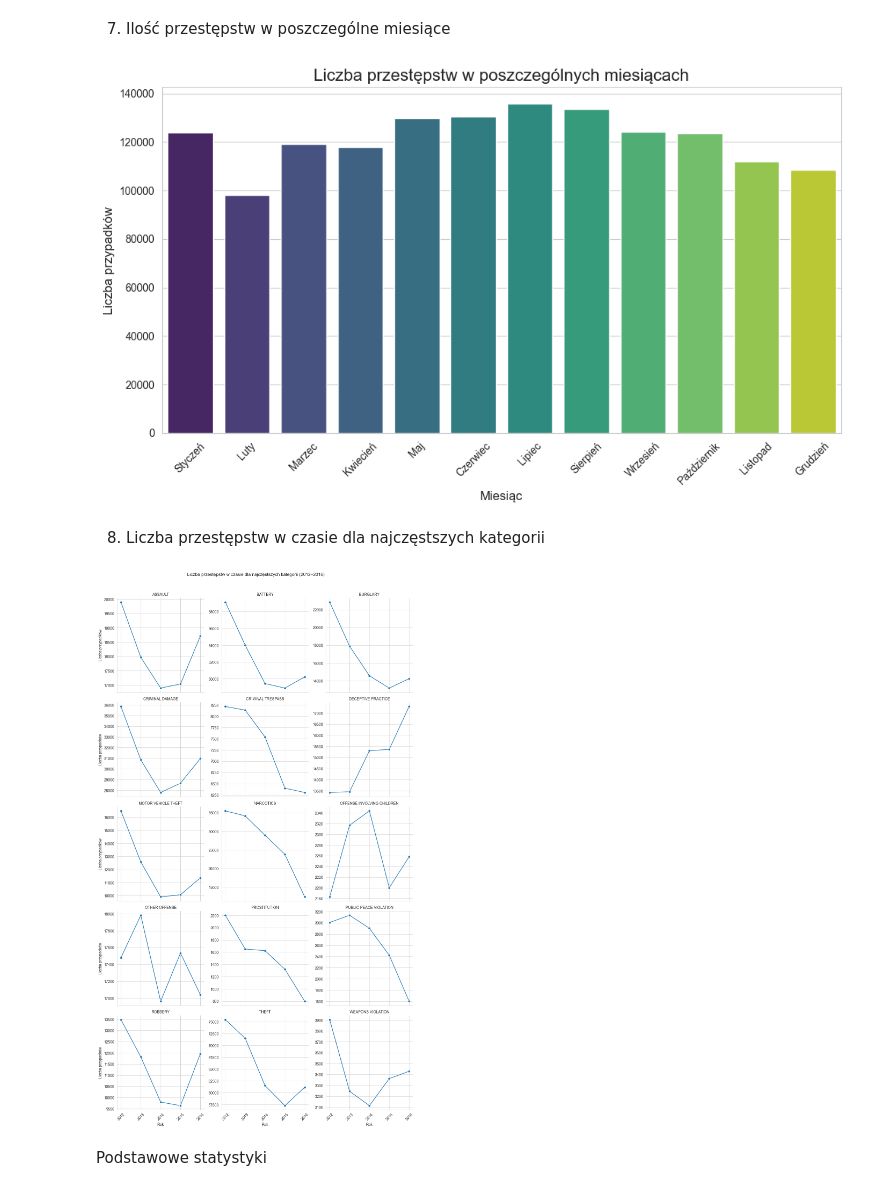
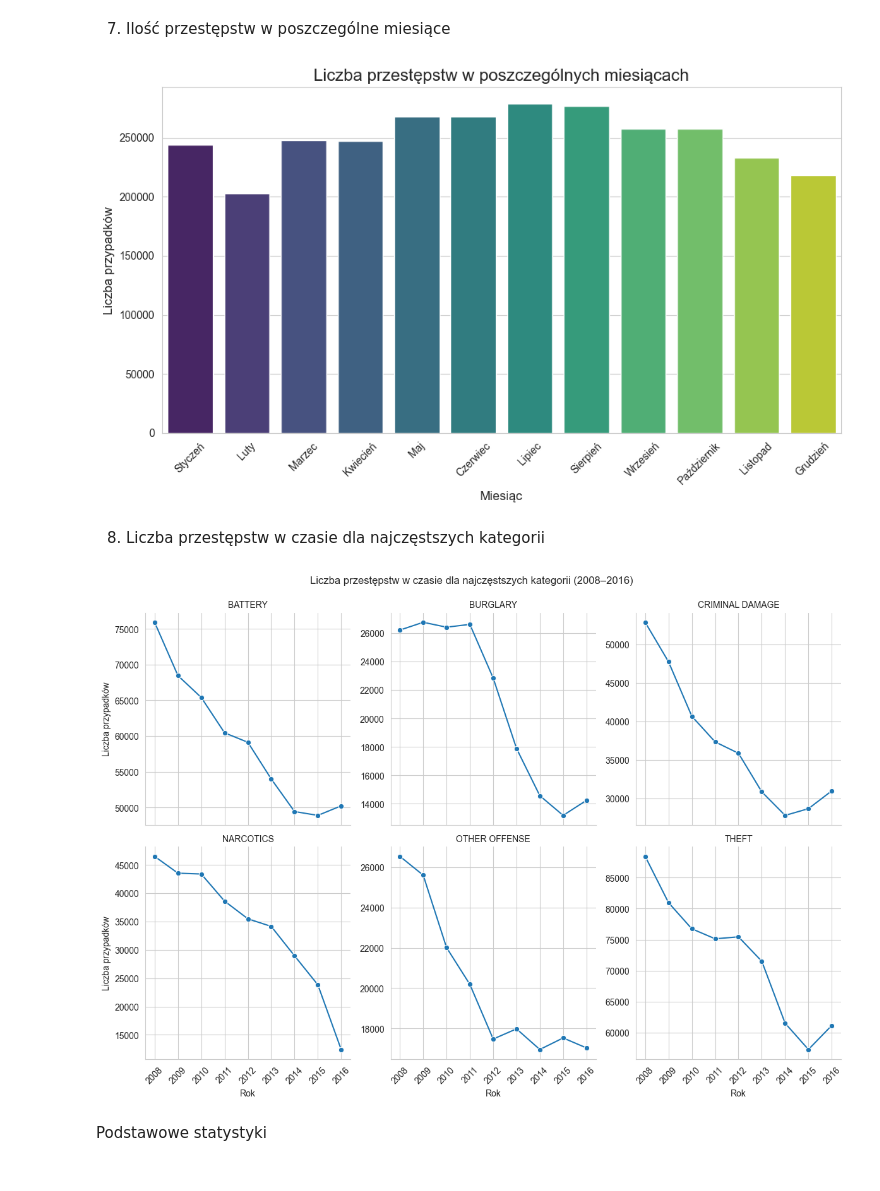
Before and after one commit to xFreshu/CrimesChicago, a Jupyter notebook: notebooks/basic_analysis.ipynb, the cells around one changed output. Drawn from its saved outputs; the diff is of its cells as text; code cells hidden in the pictures.

```diff
--- a/notebooks/basic_analysis.ipynb
+++ b/notebooks/basic_analysis.ipynb
@@ -7,7 +7,7 @@ import seaborn as sns
 # %% [markdown]
 2. Wczytanie danych przetworzonych
 # %%
-processed_file_path = "../data/processed/Chicago_Crimes_2012_to_2017_processed.csv"
+processed_file_path = "../data/processed/Chicago_Crimes_2005_to_2017.csv"
 processed_df = pd.read_csv(processed_file_path)
 
 # Konwersja kolumny 'Date' na typ datetime (jeśli jeszcze tego nie zrobiono)
@@ -91,13 +105,10 @@ plot_arrests()
 # %% [markdown]
 7. Ilość przestępstw w poszczególne miesiące
 # %%
-# Upewnienie się, że kolumna 'Month' istnieje jako liczba całkowita
 processed_df['Month'] = processed_df['Month'].astype(int)
 
-# Analiza danych: liczba przestępstw w poszczególnych miesiącach
 month_counts = processed_df['Month'].value_counts().sort_index()
 
-# Wykres: liczba przestępstw w miesiącach
 plt.figure(figsize=(10, 6))
 sns.barplot(x=month_counts.index, y=month_counts.values, palette="viridis")
 plt.title("Liczba przestępstw w poszczególnych miesiącach", fontsize=16)
@@ -106,46 +117,44 @@ plt.ylabel("Liczba przypadków", fontsize=12)
 plt.xticks(ticks=range(12), labels=['Styczeń', 'Luty', 'Marzec', 'Kwiecień', 'Maj', 'Czerwiec', 'Lipiec', 'Sierpień', 'Wrzesień', 'Październik', 'Listopad', 'Grudzień'], rotation=45)
 plt.tight_layout()
 
-# Wyświetlenie wykresu
 plt.show()
 # %% [output]
-[figure, old version]
+[figure, new version]
 # %% [markdown]
 8. Liczba przestępstw w czasie dla najczęstszych kategorii
 # %%
-# Grupowanie danych: liczba przestępstw według roku i kategorii 'Primary Type'
 yearly_crime_counts = processed_df.groupby(['Year', 'Primary Type']).size().reset_index(name='Count')
 
-# Filtrowanie danych tylko dla lat 2012–2016
-yearly_crime_counts = yearly_crime_counts[(yearly_crime_counts['Year'] >= 2012) & (yearly_crime_counts['Year'] <= 2016)]
+# Filtrowanie danych tylko dla lat 2008–2016
+yearly_crime_counts = yearly_crime_counts[(yearly_crime_counts['Year'] >= 2008) & (yearly_crime_counts['Year'] <= 2016)]
 
 # Znalezienie najczęstszych typów przestępstw (np. top 15)
-top_crime_types = processed_df['Primary Type'].value_counts().head(15).index
+top_crime_types = processed_df['Primary Type'].value_counts().head(6).index
 
 # Filtracja danych dla najczęstszych typów przestępstw
 filtered_data = yearly_crime_counts[yearly_crime_counts['Primary Type'].isin(top_crime_types)]
 
 # Ustawienia wykresu
 sns.set_style("whitegrid")
 g = sns.FacetGrid(filtered_data, col="Primary Type", col_wrap=3, height=4, sharey=False, sharex=True)
 g.map(sns.lineplot, "Year", "Count", marker="o")
 
 # Dodanie tytułów i ustawienie etykiet osi X
 g.set_titles("{col_name}")
 g.set_axis_labels("Rok", "Liczba przypadków")
 
 # Wymuszenie etykiet osi X (lat) dla każdego wykresu
 for ax in g.axes.flat:
-    ax.set_xticks(range(2012, 2017))  # Zakres lat od 2012 do 2016
-    ax.set_xticklabels(range(2012, 2017), rotation=45)  # Rotacja etykiet osi X
+    ax.set_xticks(range(2008, 2017))  # Zakres lat od 2012 do 2016
+    ax.set_xticklabels(range(2008, 2017), rotation=45)  # Rotacja etykiet osi X
 
 # Dodanie tytułu głównego
-g.fig.suptitle("Liczba przestępstw w czasie dla najczęstszych kategorii (2012–2016)", y=1.03)
+g.fig.suptitle("Liczba przestępstw w czasie dla najczęstszych kategorii (2008–2016)", y=1.03)
 
 # Wyświetlenie wykresu
 plt.show()
 # %% [output]
-[figure, old version]
+[figure, new version]
 # %% [markdown]
 Podstawowe statystyki
 # %%
```
Also changed, not shown: parts of 6 cells of this notebook, 5 other files.
